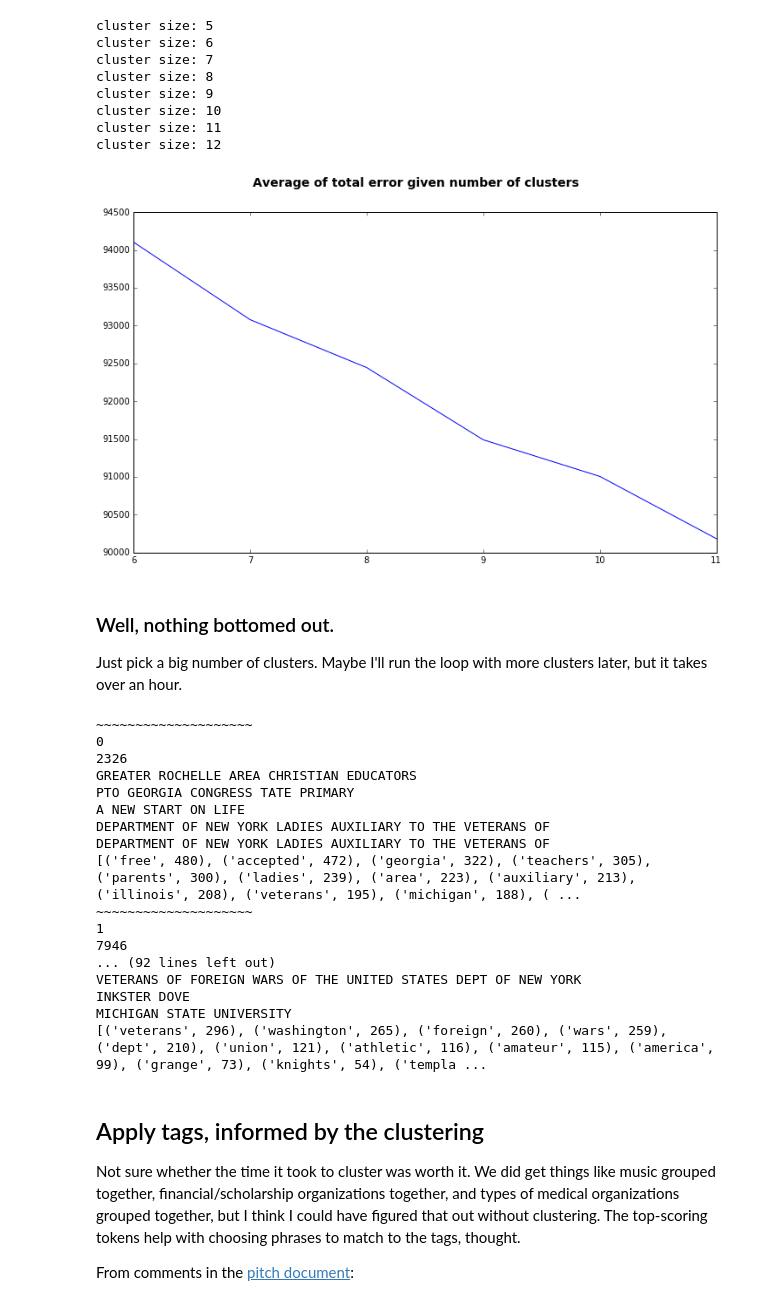
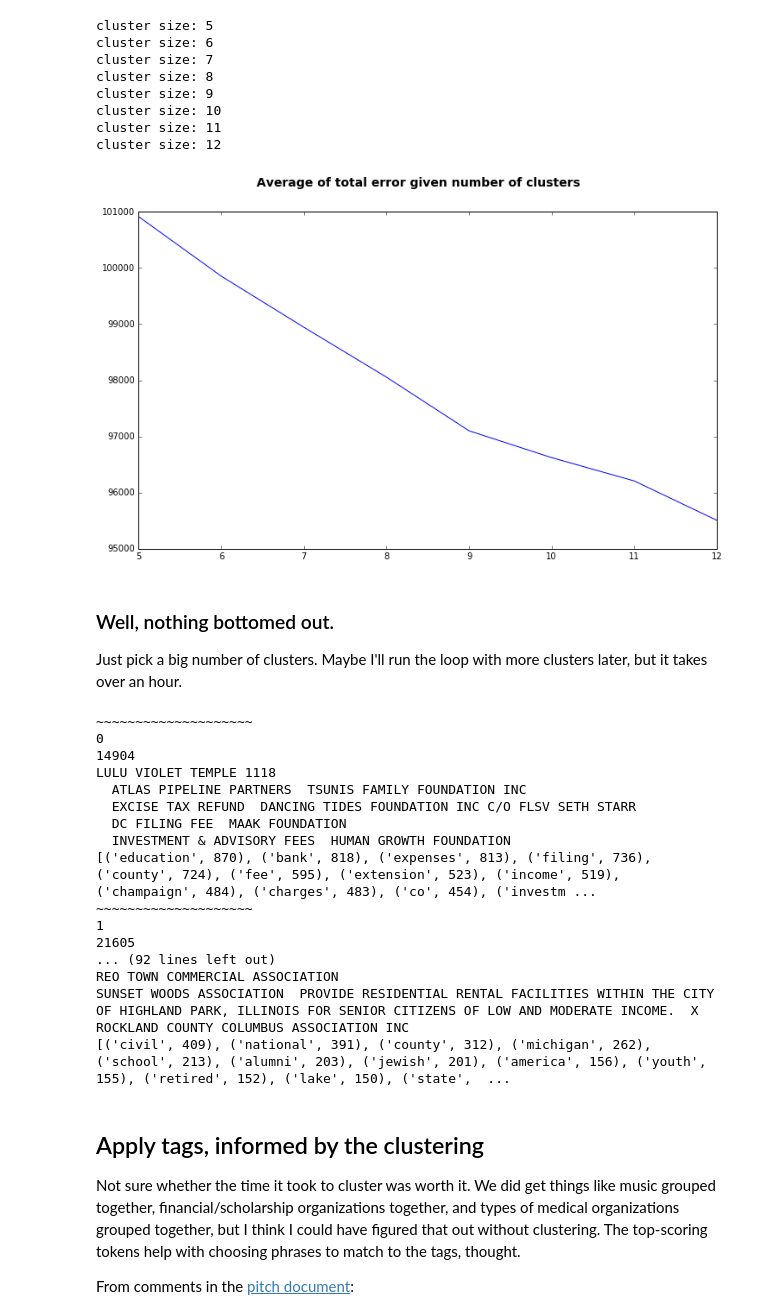
Before and after one commit to BundleKind/nfp-acquisition, a Jupyter notebook: cluster_missions.ipynb, the cells around one changed output. Saved outputs shown, nothing was run; the diff lists cells and outputs as text; code cells hidden in the pictures.

```diff
--- a/cluster_missions.ipynb
+++ b/cluster_missions.ipynb
@@ -59,7 +59,9 @@ for dirname in state_paths:
                     (entry[0], '  '.join(set(entry[1:])))  # remove duplicates
                     for entry in nfp_names_etc
             ))
-            ein_state_city[state_abbr][city].append(nfp_names_etc[0])
+            ein_state_city[state_abbr][city].extend(
+                [row[0] for row in nfp_names_etc]
+            )
 # %% [markdown]
 ## See a few of the entries
 # %%
@@ -152,12 +154,13 @@ cluster size: 10
 cluster size: 11
 cluster size: 12
 # %%
+keys = list(mean_distances.keys())
 ax = plt.plot(keys, [mean_distances[k] for k in keys])
 __ = plt.suptitle(
     'Average of total error given number of clusters',
     fontweight='bold', fontsize=14)
 # %% [output]
-[figure, old version]
+[figure, new version]
 # %% [markdown]
 ### Well, nothing bottomed out.
 Just pick a big number of clusters. Maybe I'll run the loop with more clusters later, but it takes over an hour.
@@ -186,21 +189,21 @@ for label, stmts in clustered_missions.items():
 # %% [output]
 ~~~~~~~~~~~~~~~~~~~~
 0
-2326
-GREATER ROCHELLE AREA CHRISTIAN EDUCATORS
-PTO GEORGIA CONGRESS TATE PRIMARY
-A NEW START ON LIFE
-DEPARTMENT OF NEW YORK LADIES AUXILIARY TO THE VETERANS OF
-DEPARTMENT OF NEW YORK LADIES AUXILIARY TO THE VETERANS OF
-[('free', 480), ('accepted', 472), ('georgia', 322), ('teachers', 305), ('parents', 300), ('ladies', 239), ('area', 223), ('auxiliary', 213), ('illinois', 208), ('veterans', 195), ('michigan', 188), ( ...
+14904
+LULU VIOLET TEMPLE 1118
+  ATLAS PIPELINE PARTNERS  TSUNIS FAMILY FOUNDATION INC
+  EXCISE TAX REFUND  DANCING TIDES FOUNDATION INC C/O FLSV SETH STARR
+  DC FILING FEE  MAAK FOUNDATION
+  INVESTMENT & ADVISORY FEES  HUMAN GROWTH FOUNDATION
+[('education', 870), ('bank', 818), ('expenses', 813), ('filing', 736), ('county', 724), ('fee', 595), ('extension', 523), ('income', 519), ('champaign', 484), ('charges', 483), ('co', 454), ('investm ...
 ~~~~~~~~~~~~~~~~~~~~
 1
-7946
+21605
 ... (92 lines left out)
-VETERANS OF FOREIGN WARS OF THE UNITED STATES DEPT OF NEW YORK
-INKSTER DOVE
-MICHIGAN STATE UNIVERSITY
-[('veterans', 296), ('washington', 265), ('foreign', 260), ('wars', 259), ('dept', 210), ('union', 121), ('athletic', 116), ('amateur', 115), ('america', 99), ('grange', 73), ('knights', 54), ('templa ...
+REO TOWN COMMERCIAL ASSOCIATION
+SUNSET WOODS ASSOCIATION  PROVIDE RESIDENTIAL RENTAL FACILITIES WITHIN THE CITY OF HIGHLAND PARK, ILLINOIS FOR SENIOR CITIZENS OF LOW AND MODERATE INCOME.  X
+ROCKLAND COUNTY COLUMBUS ASSOCIATION INC
+[('civil', 409), ('national', 391), ('county', 312), ('michigan', 262), ('school', 213), ('alumni', 203), ('jewish', 201), ('america', 156), ('youth', 155), ('retired', 152), ('lake', 150), ('state',  ...
 # %% [markdown]
 ## Apply tags, informed by the clustering
 
```
Also changed, not shown: parts of 5 cells of this notebook.
